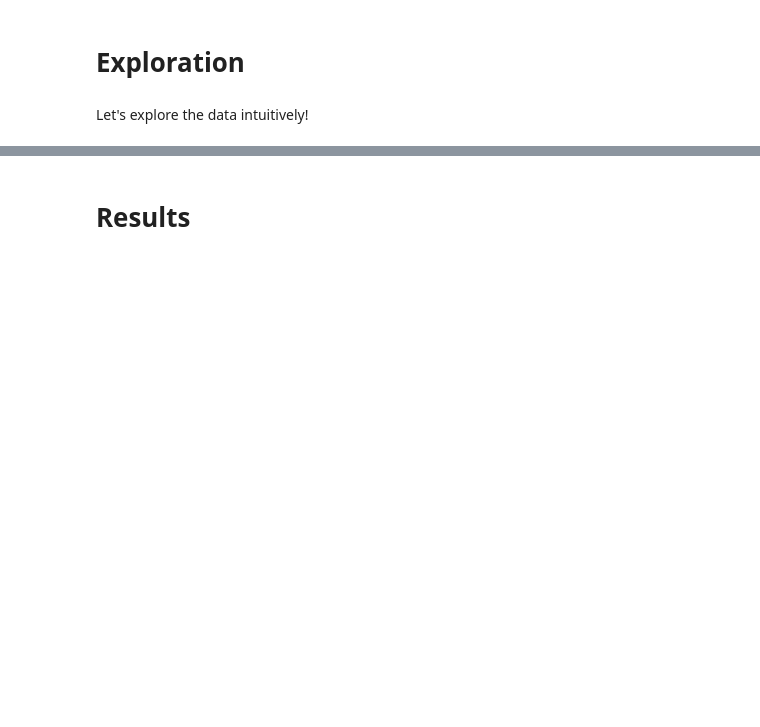
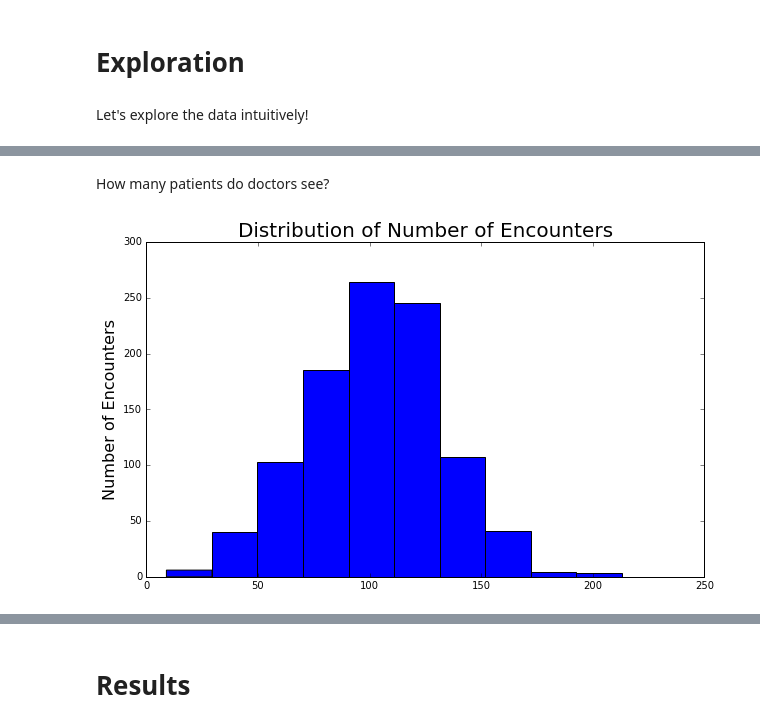
Before and after one commit to CloverHealth/pycon2017, a Jupyter notebook: em_upcoding/EM Upcoding.ipynb, the cells around one changed output, grey strips where cells are left out. Drawn from its saved outputs; the diff is of its cells as text; code cells hidden in the pictures; blank space fills up the shorter version.

```diff
--- a/em_upcoding/EM Upcoding.ipynb
+++ b/em_upcoding/EM Upcoding.ipynb
@@ -47,3 +65,2 @@ claim_lines = sa.Table(
 # %%
-claims_subset = pd.read_sql(em.get_claims_base_data(claim_lines, OFFICE_EST_PATIENT), conn)
-result_output, distribution_values_output = an.run(conn, claim_lines, OFFICE_EST_PATIENT)
+claims = pd.read_sql(em.get_claims_base_data(claim_lines, OFFICE_EST_PATIENT), conn)
@@ -106,0 +101,10 @@ result_output['All'].describe()
+# %% [markdown]
+How many patients do doctors see?
+# %%
+number_of_encounters = claims.groupby('servicing_provider_npi').size()
+plt.hist(number_of_encounters)
+plt.ylabel('Number of Encounters', fontsize=16)
+plt.title('Distribution of Number of Encounters', fontsize=20)
+plt.show()
+# %% [output]
+[figure, added]
```
Also changed, not shown: parts of 38 cells of this notebook, 2 other files.
